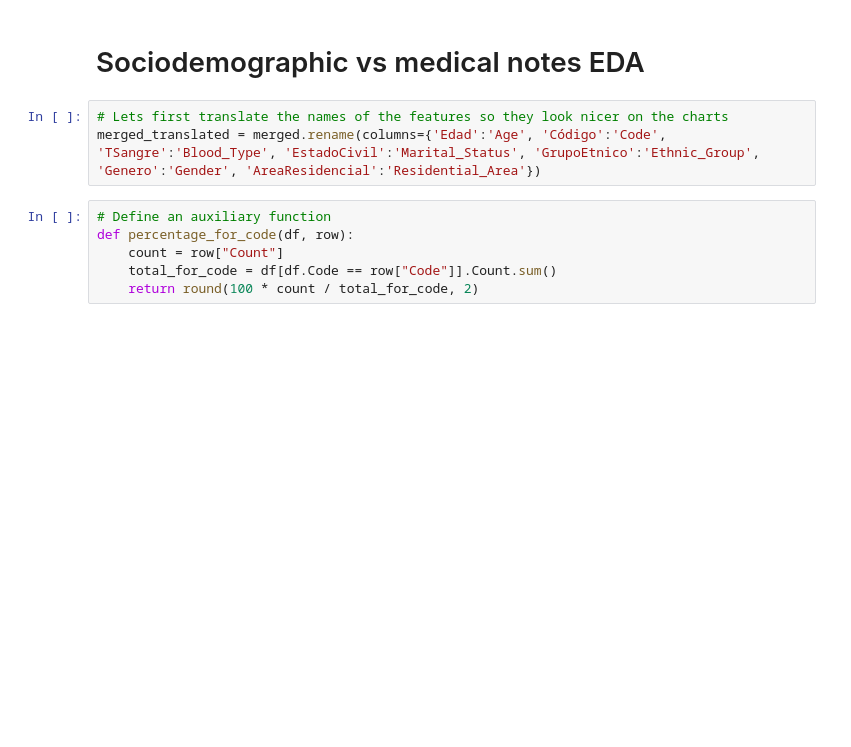
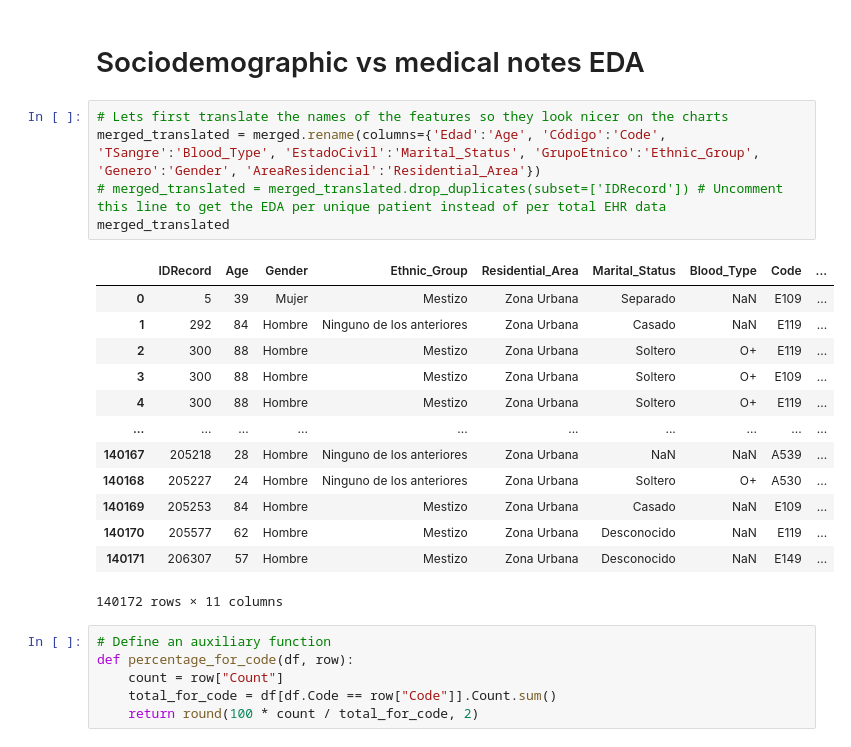
Before and after one commit to JuanGomez12/DataScience4AllProject, a Jupyter notebook: scripts/deep_EDA.ipynb, the cells around one changed output. Saved outputs shown, nothing was run; the diff lists cells and outputs as text; blank space fills up the shorter version.

```diff
--- a/scripts/deep_EDA.ipynb
+++ b/scripts/deep_EDA.ipynb
@@ -175,6 +177,22 @@ merged_lab.head(5)
 # %%
 # Lets first translate the names of the features so they look nicer on the charts
 merged_translated = merged.rename(columns={'Edad':'Age', 'Código':'Code', 'TSangre':'Blood_Type', 'EstadoCivil':'Marital_Status', 'GrupoEtnico':'Ethnic_Group', 'Genero':'Gender', 'AreaResidencial':'Residential_Area'})
+# merged_translated = merged_translated.drop_duplicates(subset=['IDRecord']) # Uncomment this line to get the EDA per unique patient instead of per total EHR data
+merged_translated
+# %% [output]
+|  | IDRecord | Age | Gender | Ethnic_Group | Residential_Area | Marital_Status | Blood_Type | Code | ... |
+| 0 | 5 | 39 | Mujer | Mestizo | Zona Urbana | Separado | NaN | E109 | ... |
+| 1 | 292 | 84 | Hombre | Ninguno de los anteriores | Zona Urbana | Casado | NaN | E119 | ... |
+| 2 | 300 | 88 | Hombre | Mestizo | Zona Urbana | Soltero | O+ | E119 | ... |
+| 3 | 300 | 88 | Hombre | Mestizo | Zona Urbana | Soltero | O+ | E109 | ... |
+| 4 | 300 | 88 | Hombre | Mestizo | Zona Urbana | Soltero | O+ | E119 | ... |
+| ... | ... | ... | ... | ... | ... | ... | ... | ... | ... |
+| 140167 | 205218 | 28 | Hombre | Ninguno de los anteriores | Zona Urbana | NaN | NaN | A539 | ... |
+| 140168 | 205227 | 24 | Hombre | Ninguno de los anteriores | Zona Urbana | Soltero | O+ | A530 | ... |
+| 140169 | 205253 | 84 | Hombre | Mestizo | Zona Urbana | Casado | NaN | E109 | ... |
+| 140170 | 205577 | 62 | Hombre | Mestizo | Zona Urbana | Desconocido | NaN | E119 | ... |
+| 140171 | 206307 | 57 | Hombre | Mestizo | Zona Urbana | Desconocido | NaN | E149 | ... |
+140172 rows × 11 columns
 # %%
 # Define an auxiliary function
 def percentage_for_code(df, row):
```
Also changed, not shown: parts of 12 cells of this notebook.
